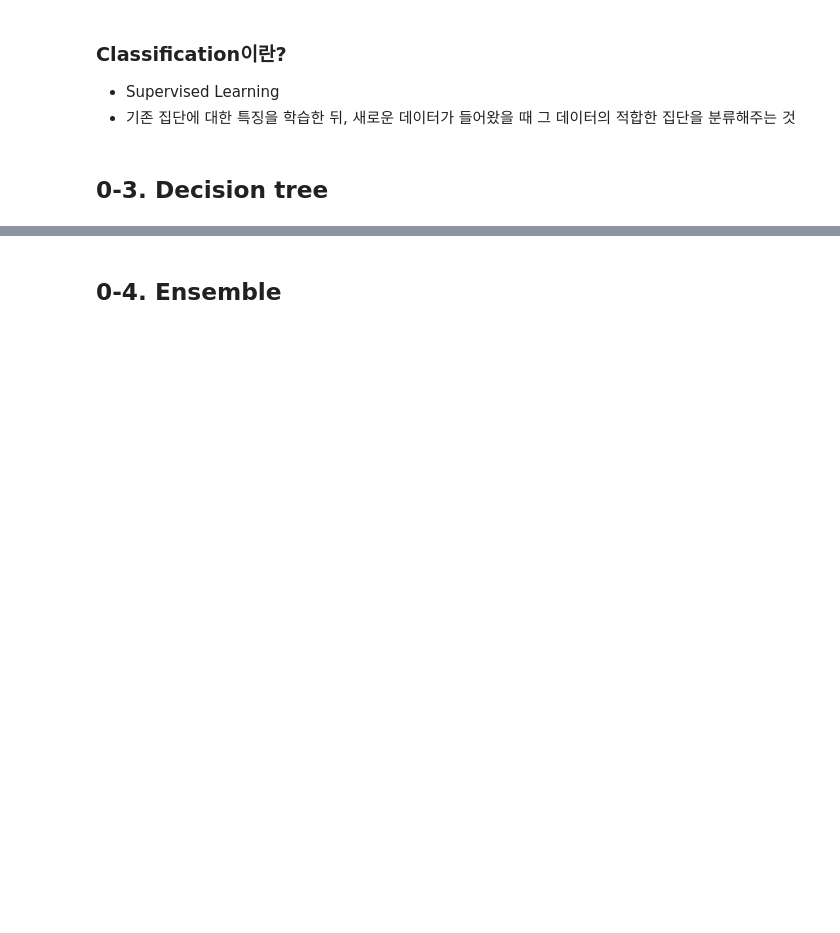
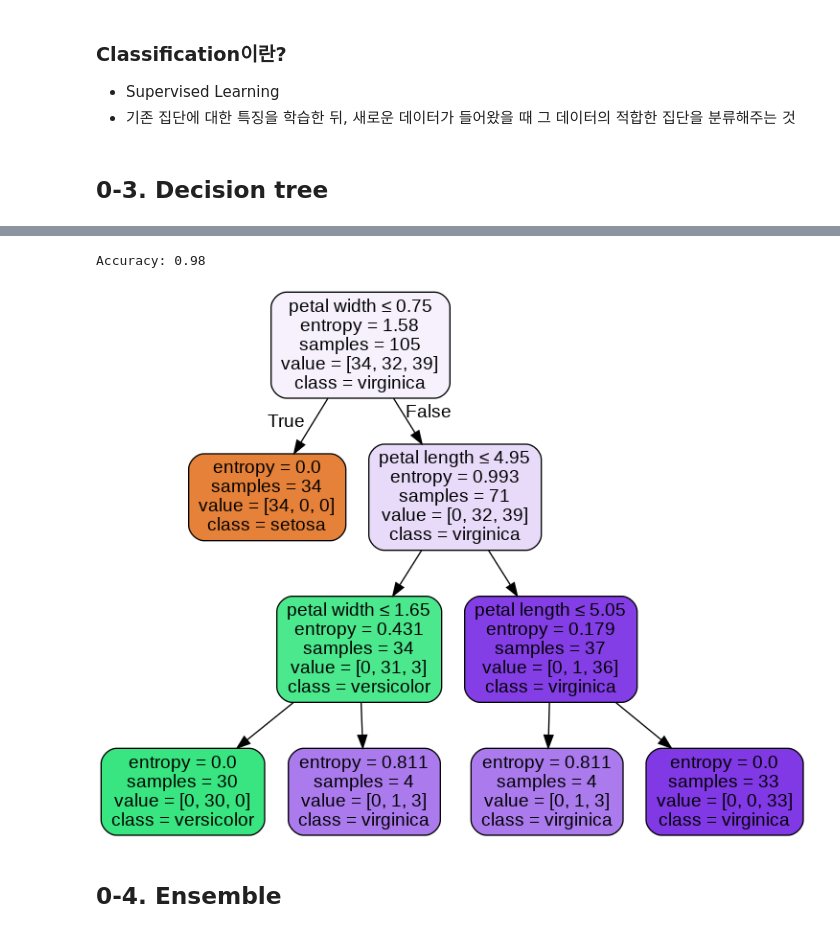
Before and after one commit to hw79chopin/Python3-Codebook, a Jupyter notebook: Machine_Learning/Machine_Learning_by_Hyun.ipynb, the cells around one changed output, grey strips where cells are left out. Drawn from its saved outputs; the diff is of its cells as text; code cells hidden in the pictures; blank space fills up the shorter version.

```diff
--- a/Machine_Learning/Machine_Learning_by_Hyun.ipynb
+++ b/Machine_Learning/Machine_Learning_by_Hyun.ipynb
@@ -1125,3 +1195,45 @@ model.fit(x_train,y_train)
 
 # predict하기
 model.predict(x_test)
+# %%
+## DT 예시 2
+from sklearn import tree
+from sklearn import datasets
+from sklearn.model_selection import train_test_split
+from sklearn.preprocessing import StandardScaler
+import numpy as np
+
+iris = datasets.load_iris()
+X = iris.data[:, [2, 3]]
+y = iris.target
+
+# 자동으로 데이터셋을 분리해주는 함수
+X_train, X_test, y_train, y_test = train_test_split(X, y, test_size=0.3, random_state=0)
+
+# 데이터 표준화 작업
+sc = StandardScaler()
+sc.fit(X_train)
+
+# 표준화된 데이터셋
+X_train_std = sc.transform(X_train)
+X_test_std = sc.transform(X_test)
+
+iris_tree = tree.DecisionTreeClassifier(criterion='entropy', max_depth=3, random_state=0)
+iris_tree.fit(X_train, y_train)
+
+from sklearn.metrics import accuracy_score
+
+y_pred_tr = iris_tree.predict(X_test)
+print('Accuracy: %.2f' % accuracy_score(y_test, y_pred_tr))
+
+from sklearn.tree import export_graphviz
+import pydotplus
+from IPython.display import Image
+
+dot_data = export_graphviz(iris_tree, out_file=None, feature_names=['petal length', 'petal width'],
+                          class_names=iris.target_names, filled=True, rounded=True, special_characters=True)
+graph = pydotplus.graph_from_dot_data(dot_data)
+Image(graph.create_png())
+# %% [output]
+Accuracy: 0.98
+[figure, added]
```
Also changed, not shown: parts of 50 cells of this notebook.
